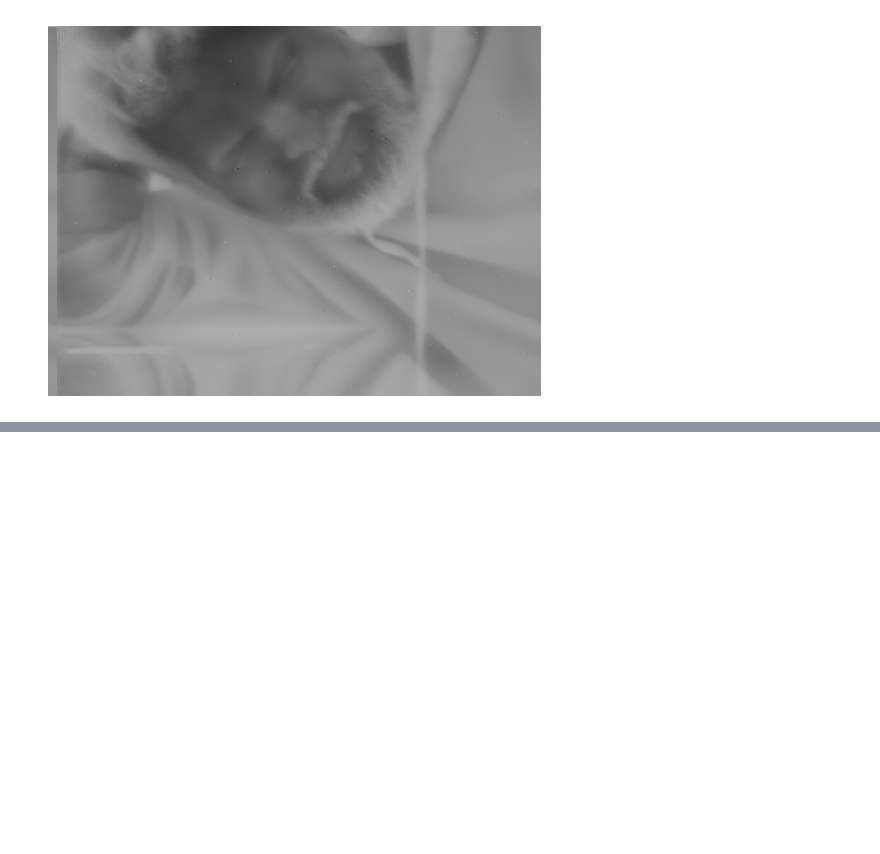
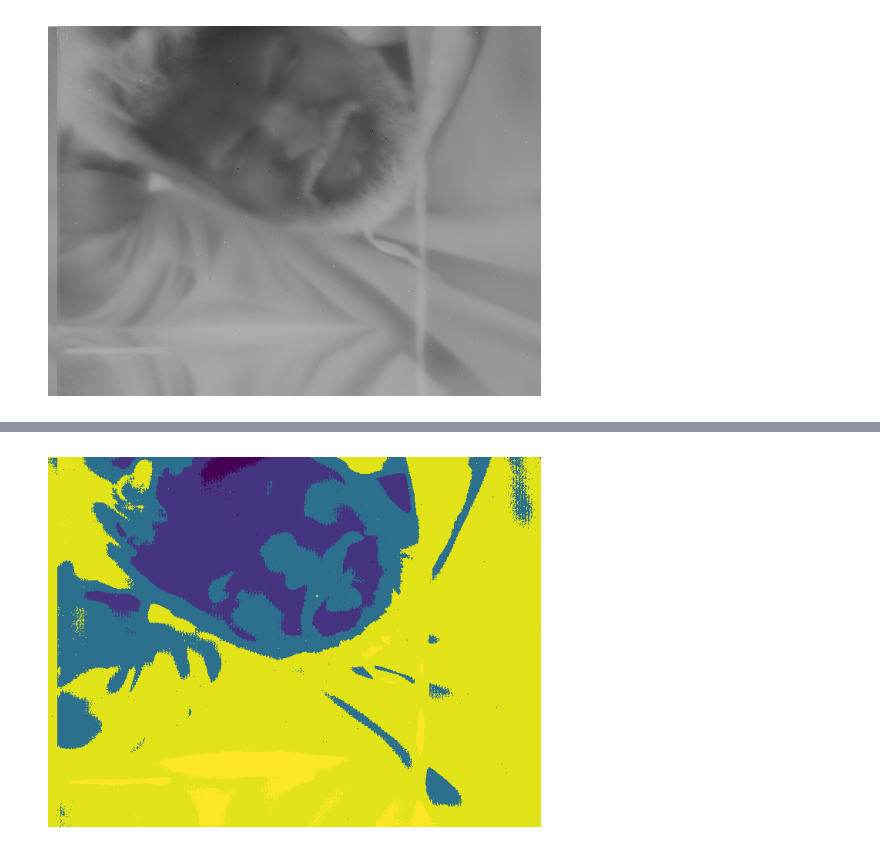
Before and after one commit to azzoz20011/ContrastEnhancement, a Jupyter notebook: read.ipynb, the cells around one changed output, grey strips where cells are left out. Saved outputs shown, nothing was run; the diff lists cells and outputs as text; code cells hidden in the pictures; blank space fills up the shorter version.

```diff
--- a/read.ipynb
+++ b/read.ipynb
@@ -48,0 +62,7 @@ plt.show()
+# %%
+equ2 = cv2.equalizeHist(l)
+plt.imshow(equ2)
+plt.axis("off")
+plt.show()
+# %% [output]
+[figure, added]
```
Also changed, not shown: parts of 6 cells of this notebook, 1 other file.
